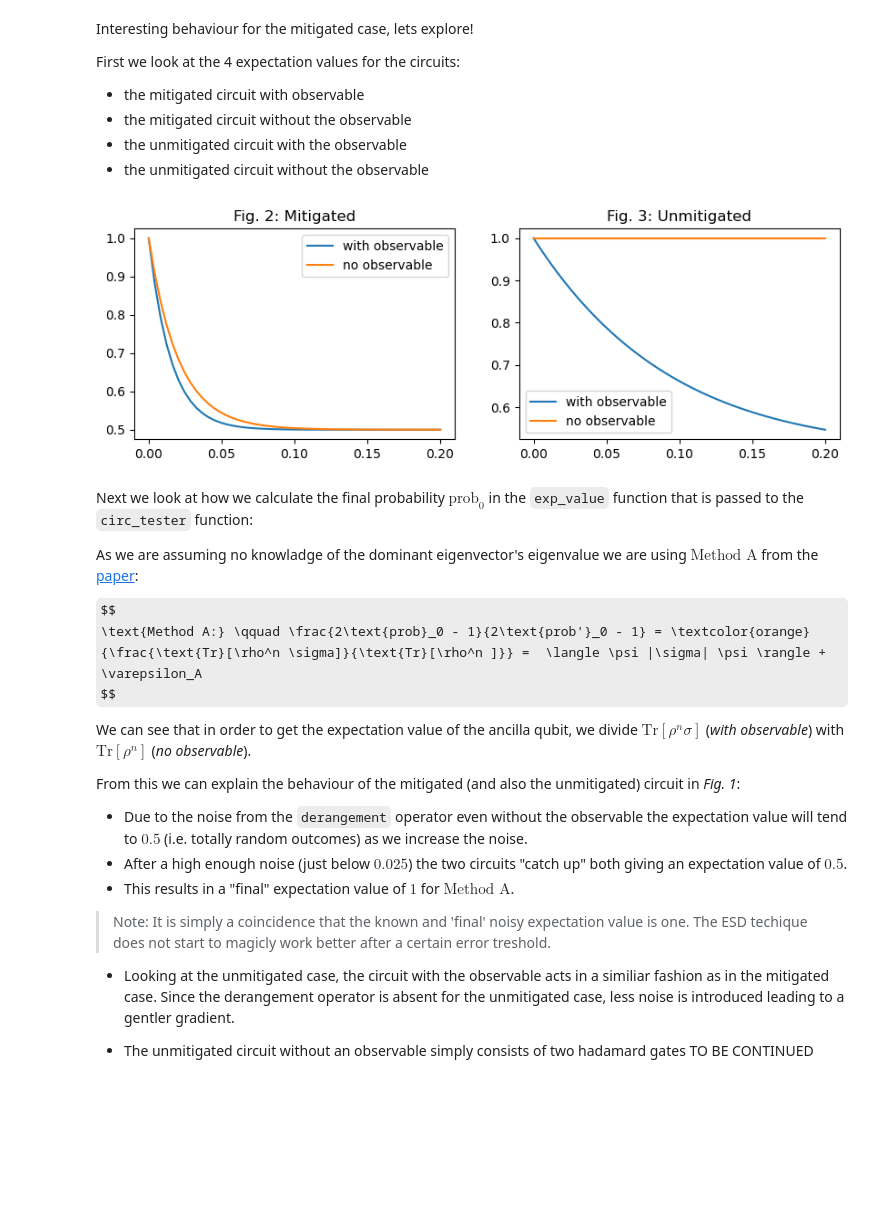
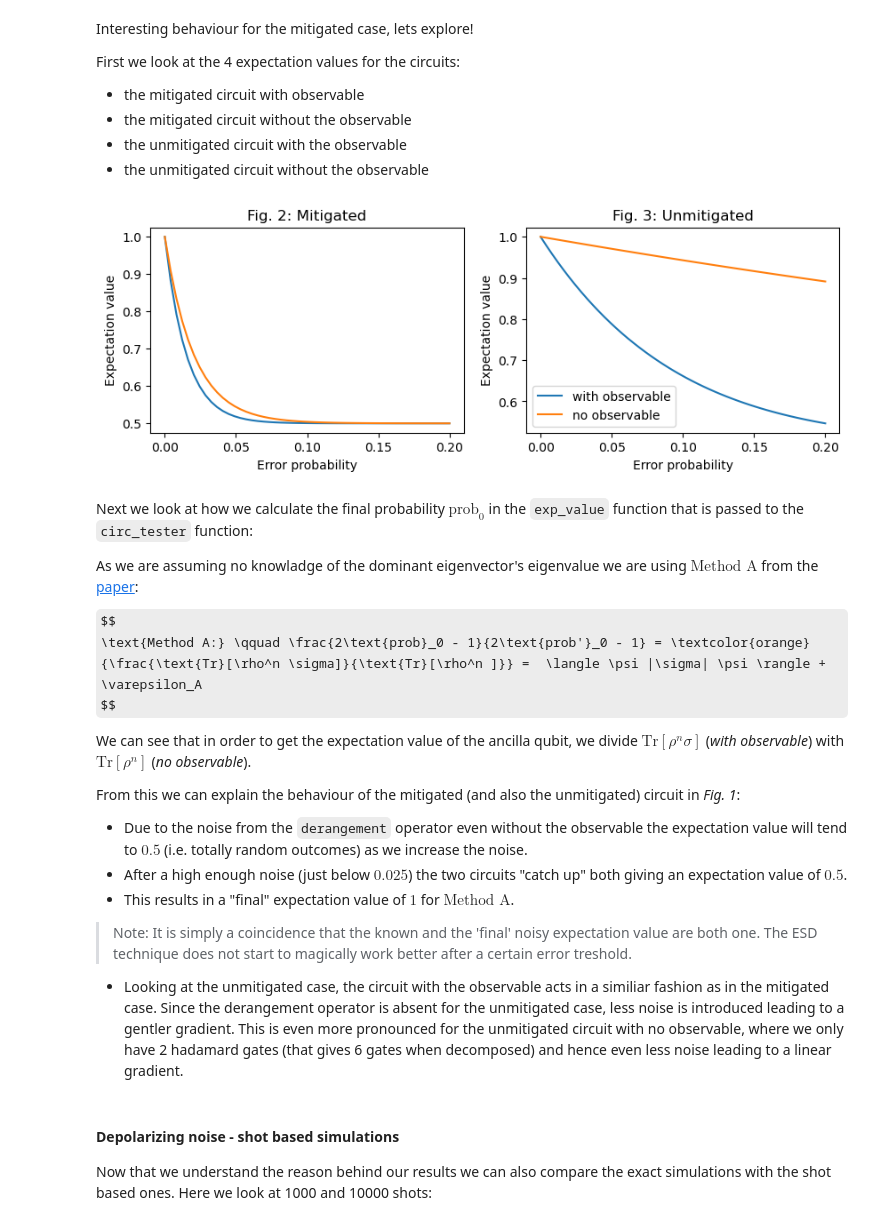
Before and after one commit to noszitomi/UCLQ_internship, a Jupyter notebook: UCLQ_code/prod/ESD_paper/manual_noise_demo.ipynb, the cells around one changed output. Cells and saved outputs as stored; diff of their text form; code cells hidden in the pictures; some formulas as TeX source; blank space fills up the shorter version.

```diff
--- a/UCLQ_code/prod/ESD_paper/manual_noise_demo.ipynb
+++ b/UCLQ_code/prod/ESD_paper/manual_noise_demo.ipynb
@@ -85 +82,3 @@ circ_assembler = circ_assembler_t
+# %%
+af.circ_assembler = circ_assembler_t
 # %% [markdown]
@@ -105,7 +104,7 @@ for error in tqdm(err_range):
     noise_m.add_all_qubit_quantum_error(err_1q, ['rz', 'id', 'sx', 'x'])
     noise_m.add_all_qubit_quantum_error(err_2q, ['cx'])
 
-    mit_exp, unmit_exp = circ_tester(numReg = copies, numQ = qubits, numAnc = 1,
+    mit_exp, unmit_exp = af.circ_tester(numReg = copies, numQ = qubits, numAnc = 1,
                                      sigma = obs, basis_gates = basis_gates,
                                      nb_shots = nb_shots, noise_model = noise_m,
                                      seed = seed, decomp = ['cswap_t', 'h_t'])
@@ -136,16 +135,16 @@ First we look at the 4 expectation values for the circuits:
 - the unmitigated circuit with the observable
 - the unmitigated circuit without the observable
 # %%
-mit_full_circ = circ_assembler(numReg = copies, numQ = qubits, numAnc = 1, sigma = obs,
+mit_full_circ = af.circ_assembler(numReg = copies, numQ = qubits, numAnc = 1, sigma = obs,
                                 basis_gates = basis_gates, seed = 1, der_op = True).decompose(['cswap_t', 'h_t'])
 
-mit_no_obs_circ = circ_assembler(numReg = copies, numQ = qubits, numAnc = 1, sigma = False,
+mit_no_obs_circ = af.circ_assembler(numReg = copies, numQ = qubits, numAnc = 1, sigma = False,
                                 basis_gates = basis_gates, seed = 1, der_op = True).decompose(['cswap_t', 'h_t'])
 
-unmit_full_circ = circ_assembler(numReg = copies, numQ = qubits, numAnc = 1, sigma = obs,
+unmit_full_circ = af.circ_assembler(numReg = copies, numQ = qubits, numAnc = 1, sigma = obs,
                                 basis_gates = basis_gates, seed = 1, der_op = False).decompose(['cswap_t', 'h_t'])
 
-unmit_no_obs_circ = circ_assembler(numReg = copies, numQ = qubits, numAnc = 1, sigma = False,
+unmit_no_obs_circ = af.circ_assembler(numReg = copies, numQ = qubits, numAnc = 1, sigma = False,
                                 basis_gates = basis_gates, seed = 1, der_op = False).decompose(['cswap_t', 'h_t'])
 # %%
 mit_full = []
@@ -165,34 +164,42 @@ for i in tqdm(err_range):
     noise_m.add_all_qubit_quantum_error(err_1q, ['rz', 'id', 'sx', 'x'])
     noise_m.add_all_qubit_quantum_error(err_2q, ['cx'])
 
-    prob_mit_no_obs = prob0(qc = mit_no_obs_circ, nb_shots = None, noise_model = noise_m)
+    prob_mit_no_obs = af.prob0(qc = mit_no_obs_circ, nb_shots = None, noise_model = noise_m)
     mit_no_obs.append(prob_mit_no_obs)
 
-    prob_mit_full = prob0(qc = mit_full_circ, nb_shots = None, noise_model = noise_m)
+    prob_mit_full = af.prob0(qc = mit_full_circ, nb_shots = None, noise_model = noise_m)
     mit_full.append(prob_mit_full)
 
-    prob_unmit_no_obs= prob0(qc = unmit_no_obs_circ, nb_shots = None, noise_model = noise_m)
+    prob_unmit_no_obs= af.prob0(qc = unmit_no_obs_circ, nb_shots = None, noise_model = noise_m)
     unmit_no_obs.append(prob_unmit_no_obs)
 
-    prob_unmit_full= prob0(qc = unmit_full_circ, nb_shots = None, noise_model = noise_m)
+    prob_unmit_full= af.prob0(qc = unmit_full_circ, nb_shots = None, noise_model = noise_m)
     unmit_full.append(prob_unmit_full)
 # %%
 
 fig, ((ax1, ax2)) = plt.subplots(1, 2, figsize = (10, 3))
 #ax.plot(np.linspace(0,0.5,50), probs_id, label = 'mitigated ID')
 ax1.plot(err_range, mit_full, label = 'with observable')
 ax1.plot(err_range, mit_no_obs, label = 'no observable')
-ax1.set(title = 'Fig. 2: Mitigated')
-ax1.legend()
+ax1.set(
+        title = 'Fig. 2: Mitigated',
+        xlabel = 'Error probability',
+        ylabel = 'Expectation value'
+        )
+
 
 ax2.plot(err_range, unmit_full, label = 'with observable')
 ax2.plot(err_range, unmit_no_obs, label = 'no observable')
-ax2.set(title = 'Fig. 3: Unmitigated')
+ax2.set(
+        title = 'Fig. 3: Unmitigated',
+        xlabel = 'Error probability',
+        ylabel = 'Expectation value'
+        )
 ax2.legend()
 
 plt.show()
 # %% [output]
-[figure, old version]
+[figure, new version]
 # %% [markdown]
 Next we look at how we calculate the final probability $\text{prob}_0$ in the `exp_value` function that is passed to the `circ_tester` function:
 
@@ -210,8 +217,10 @@ From this we can explain the behaviour of the mitigated (and also the unmitigate
 - This results in a "final" expectation value of $1$ for $\text{Method A}$.
 
 >Note:
->It is simply a coincidence that the known and 'final' noisy expectation value is one. The ESD techique does not start to magicly work better after a certain error treshold.
+>It is simply a coincidence that the known and the 'final' noisy expectation value are both one. The ESD technique does not start to magically work better after a certain error treshold.
 
-- Looking at the unmitigated case, the circuit with the observable acts in a similiar fashion as in the mitigated case. Since the derangement operator is absent for the unmitigated case, less noise is introduced leading to a gentler gradient.
-
-- The unmitigated circuit without an observable simply consists of two hadamard gates TO BE CONTINUED
+- Looking at the unmitigated case, the circuit with the observable acts in a similiar fashion as in the mitigated case. Since the derangement operator is absent for the unmitigated case, less noise is introduced leading to a gentler gradient. This is even more pronounced for the unmitigated circuit with no observable, where we only have 2 hadamard gates (that gives 6 gates when decomposed) and hence even less noise leading to a linear gradient.
+# %% [markdown]
+#### Depolarizing noise - shot based simulations
+
+Now that we understand the reason behind our results we can also compare the exact simulations with the shot based ones. Here we look at 1000 and 10000 shots:
```
Also changed, not shown: parts of 35 cells of this notebook, 2 other files.
